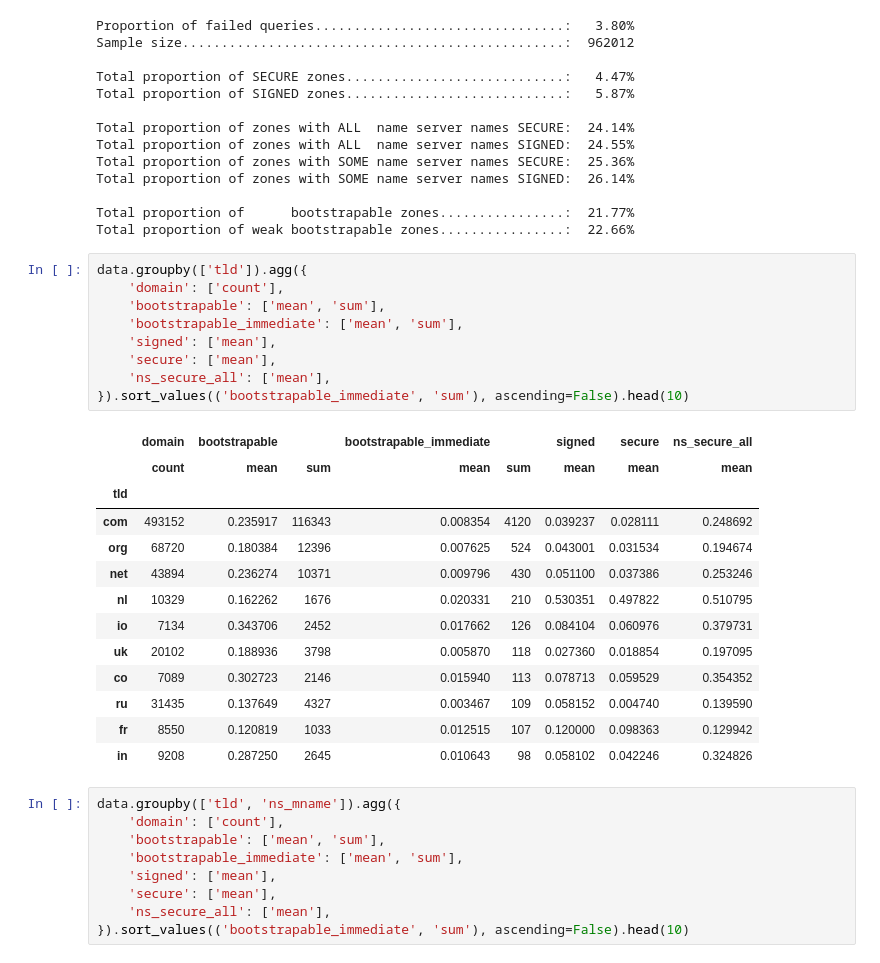
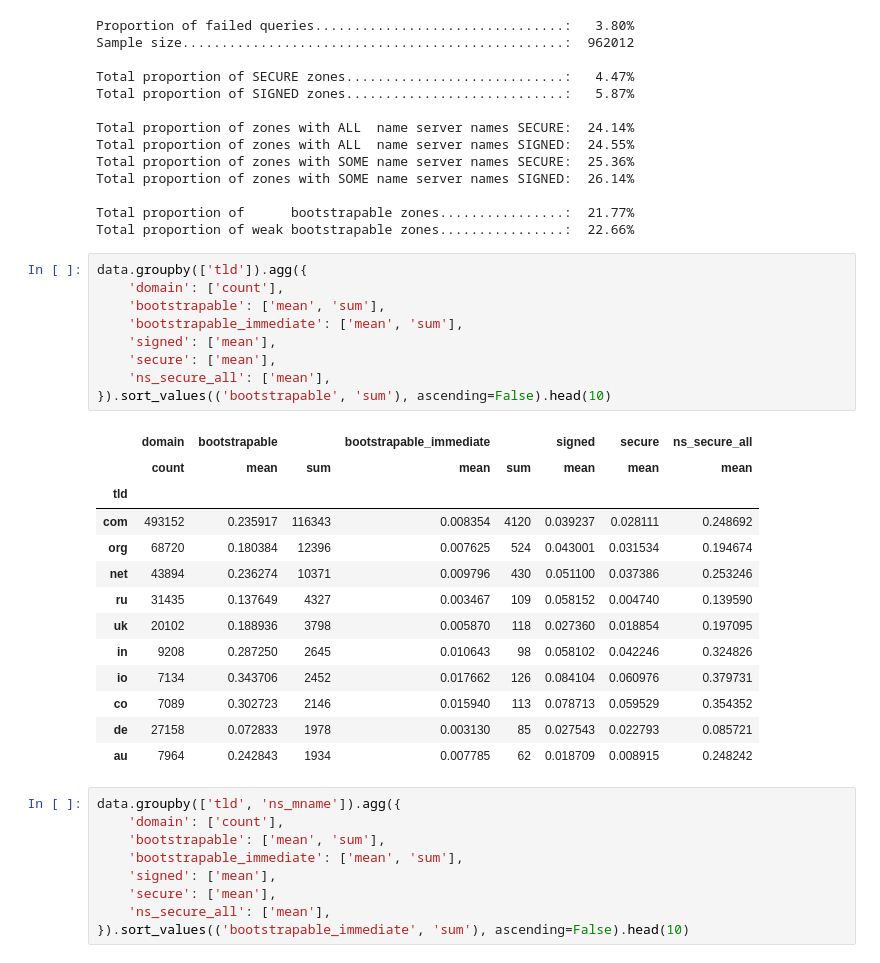
Before and after one commit to nils-wisiol/dns-secure-ns-zone, a Jupyter notebook: Analysis.ipynb, the cells around one changed output. Cells and saved outputs as stored; diff of their text form.

```diff
--- a/Analysis.ipynb
+++ b/Analysis.ipynb
@@ -53,26 +53,26 @@ Total proportion of weak bootstrapable zones................:  22.66%
 # %%
 data.groupby(['tld']).agg({
     'domain': ['count'],
     'bootstrapable': ['mean', 'sum'],
     'bootstrapable_immediate': ['mean', 'sum'],
     'signed': ['mean'],
     'secure': ['mean'],
     'ns_secure_all': ['mean'],
-}).sort_values(('bootstrapable_immediate', 'sum'), ascending=False).head(10)
+}).sort_values(('bootstrapable', 'sum'), ascending=False).head(10)
 # %% [output]
 |  | domain | bootstrapable |  | bootstrapable_immediate |  | signed | secure | ns_secure_all |
 |  | count | mean | sum | mean | sum | mean | mean | mean |
 | tld |  |  |  |  |  |  |  |  |
 | com | 493152 | 0.235917 | 116343 | 0.008354 | 4120 | 0.039237 | 0.028111 | 0.248692 |
 | org | 68720 | 0.180384 | 12396 | 0.007625 | 524 | 0.043001 | 0.031534 | 0.194674 |
 | net | 43894 | 0.236274 | 10371 | 0.009796 | 430 | 0.051100 | 0.037386 | 0.253246 |
-| nl | 10329 | 0.162262 | 1676 | 0.020331 | 210 | 0.530351 | 0.497822 | 0.510795 |
+| ru | 31435 | 0.137649 | 4327 | 0.003467 | 109 | 0.058152 | 0.004740 | 0.139590 |
+| uk | 20102 | 0.188936 | 3798 | 0.005870 | 118 | 0.027360 | 0.018854 | 0.197095 |
+| in | 9208 | 0.287250 | 2645 | 0.010643 | 98 | 0.058102 | 0.042246 | 0.324826 |
 | io | 7134 | 0.343706 | 2452 | 0.017662 | 126 | 0.084104 | 0.060976 | 0.379731 |
-| uk | 20102 | 0.188936 | 3798 | 0.005870 | 118 | 0.027360 | 0.018854 | 0.197095 |
 | co | 7089 | 0.302723 | 2146 | 0.015940 | 113 | 0.078713 | 0.059529 | 0.354352 |
-| ru | 31435 | 0.137649 | 4327 | 0.003467 | 109 | 0.058152 | 0.004740 | 0.139590 |
-| fr | 8550 | 0.120819 | 1033 | 0.012515 | 107 | 0.120000 | 0.098363 | 0.129942 |
-| in | 9208 | 0.287250 | 2645 | 0.010643 | 98 | 0.058102 | 0.042246 | 0.324826 |
+| de | 27158 | 0.072833 | 1978 | 0.003130 | 85 | 0.027543 | 0.022793 | 0.085721 |
+| au | 7964 | 0.242843 | 1934 | 0.007785 | 62 | 0.018709 | 0.008915 | 0.248242 |
 # %%
 data.groupby(['tld', 'ns_mname']).agg({
     'domain': ['count'],
```
Also changed, not shown: parts of 2 cells of this notebook.
